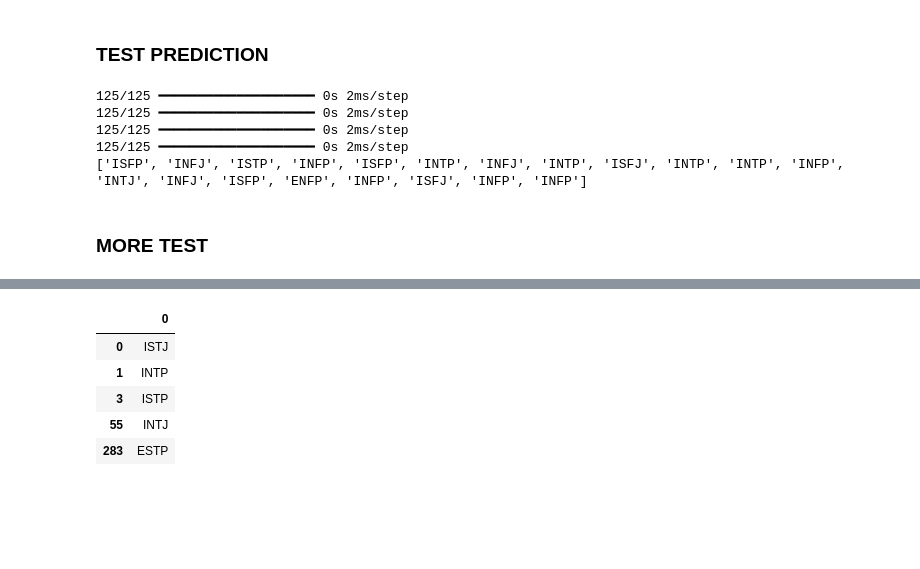
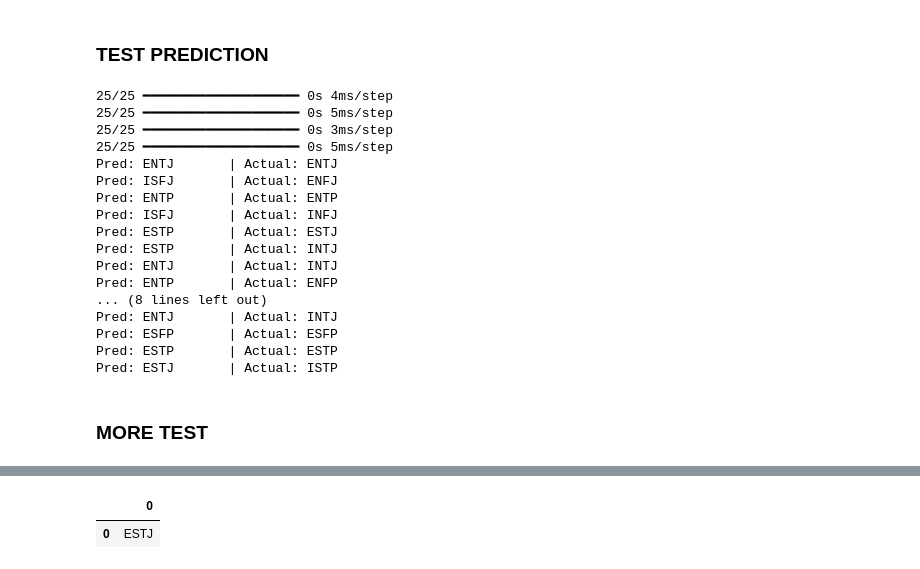
Before and after one commit to Jeffreys38/MBTI-Spotify-Playlist, a Jupyter notebook: train.ipynb, the cells around one changed output, grey strips where cells are left out. Drawn from its saved outputs; the diff is of its cells as text; code cells hidden in the pictures; blank space fills up the shorter version.

```diff
--- a/train.ipynb
+++ b/train.ipynb
@@ -50,16 +68,11 @@ def train_model(x, y):
     class_weights = dict(enumerate(class_weights))
 
     model = Sequential([
-        keras.layers.Dense(128, input_dim = x.shape[1], activation='relu'),
-        keras.layers.BatchNormalization(),
-        keras.layers.Dropout(0.3),
-
-        keras.layers.Dense(64, activation='relu'),
-        keras.layers.BatchNormalization(),
+        keras.layers.Dense(64, activation='relu', input_shape=(x.shape[1],)),
         keras.layers.Dropout(0.2),
 
         keras.layers.Dense(32, activation='relu'),
-        keras.layers.Dropout(0.1),
+        keras.layers.Dropout(0.2),
 
         keras.layers.Dense(1, activation='sigmoid')
     ])
@@ -77,11 +90,11 @@ def train_model(x, y):
 
     loss, accuracy = model.evaluate(x_test, y_test, verbose=0)
 
-    return model, accuracy
+    return model, accuracy, x_test, y_test
 # %%
-ie_model, ie_accuracy = train_model(x, df["IE"])
-ns_model, ns_accuracy = train_model(x, df["NS"])
-tf_model, tf_accuracy = train_model(x, df["TF"])
-jp_model, jp_accuracy = train_model(x, df["JP"])
+ie_model, ie_accuracy, x_ie_test, y_ie_test = train_model(x, df["IE"])
+ns_model, ns_accuracy, x_ns_test, y_ns_test = train_model(x, df["NS"])
+tf_model, tf_accuracy, x_tf_test, y_tf_test = train_model(x, df["TF"])
+jp_model, jp_accuracy, x_jp_test, y_jp_test = train_model(x, df["JP"])
 # %% [output]
 Epoch 1/30
@@ -200,37 +213,51 @@ jp_model = load_from_save("jp_model")
 # %% [markdown]
 ### TEST PREDICTION
 # %%
-# Predict according to each letter              // flatten
-ie_pred = (ie_model.predict(x) > 0.5).astype(int).reshape(-1)
-ns_pred = (ns_model.predict(x) > 0.5).astype(int).reshape(-1)
-tf_pred = (tf_model.predict(x) > 0.5).astype(int).reshape(-1)
-jp_pred = (jp_model.predict(x) > 0.5).astype(int).reshape(-1)
+ie_pred = (ie_model.predict(x_ie_test) > 0.5).astype(int).reshape(-1)
+ns_pred = (ns_model.predict(x_ns_test) > 0.5).astype(int).reshape(-1)
+tf_pred = (tf_model.predict(x_tf_test) > 0.5).astype(int).reshape(-1)
+jp_pred = (jp_model.predict(x_jp_test) > 0.5).astype(int).reshape(-1)
 
 # Map to MBTI
 def get_mbti(ie, ns, tf, jp):
     return f"{'E' if ie else 'I'}{'S' if ns else 'N'}{'F' if tf else 'T'}{'P' if jp else 'J'}"
 
-res = []
+pred_mbti = [get_mbti(ie_pred[i], ns_pred[i], tf_pred[i], jp_pred[i]) for i in range(len(ie_pred))]
 
-for i in range(len(ie_pred)):
-    mbti_pred = get_mbti(ie_pred[i], ns_pred[i], tf_pred[i], jp_pred[i])
-    res.append(mbti_pred)
+actual_mbti = [
+    get_mbti(y_ie_test.iloc[i], y_ns_test.iloc[i], y_tf_test.iloc[i], y_jp_test.iloc[i])
+    for i in range(len(y_ie_test))
+]
 
-print(res[:20])
+# So sánh
+for p, a in zip(pred_mbti[:20], actual_mbti[:20]):
+    print(f"Pred: {p:<10} | Actual: {a}")
 # %% [output]
-125/125 ━━━━━━━━━━━━━━━━━━━━ 0s 2ms/step
-125/125 ━━━━━━━━━━━━━━━━━━━━ 0s 2ms/step
-125/125 ━━━━━━━━━━━━━━━━━━━━ 0s 2ms/step
-125/125 ━━━━━━━━━━━━━━━━━━━━ 0s 2ms/step
-['ISFP', 'INFJ', 'ISTP', 'INFP', 'ISFP', 'INTP', 'INFJ', 'INTP', 'ISFJ', 'INTP', 'INTP', 'INFP', 'INTJ', 'INFJ', 'ISFP', 'ENFP', 'INFP', 'ISFJ', 'INFP', 'INFP']
+25/25 ━━━━━━━━━━━━━━━━━━━━ 0s 4ms/step
+25/25 ━━━━━━━━━━━━━━━━━━━━ 0s 5ms/step
+25/25 ━━━━━━━━━━━━━━━━━━━━ 0s 3ms/step
+25/25 ━━━━━━━━━━━━━━━━━━━━ 0s 5ms/step
+Pred: ENTJ       | Actual: ENTJ
+Pred: ISFJ       | Actual: ENFJ
+Pred: ENTP       | Actual: ENTP
+Pred: ISFJ       | Actual: INFJ
+Pred: ESTP       | Actual: ESTJ
+Pred: ESTP       | Actual: INTJ
+Pred: ENTJ       | Actual: INTJ
+Pred: ENTP       | Actual: ENFP
+... (8 lines left out)
+Pred: ENTJ       | Actual: INTJ
+Pred: ESFP       | Actual: ESFP
+Pred: ESTP       | Actual: ESTP
+Pred: ESTJ       | Actual: ISTP
 # %% [markdown]
 ### MORE TEST
 # %%
-mbti = "INFJ"
+mbti = "INFP"
 
 test_df = pd.read_csv(f"./csv/{mbti}_df.csv")
 
-test_data = test_df.drop(columns=["mbti", "function_pair", "playlist_name", "playlist_id", "track_count"])
+test_data = test_df[playlist_features]
 
 ie_pred = (ie_model.predict(test_data) > 0.5).astype(int).reshape(-1)
 ns_pred = (ns_model.predict(test_data) > 0.5).astype(int).reshape(-1)
@@ -254,9 +281,5 @@ table
 10/10 ━━━━━━━━━━━━━━━━━━━━ 0s 5ms/step
 10/10 ━━━━━━━━━━━━━━━━━━━━ 0s 3ms/step
 10/10 ━━━━━━━━━━━━━━━━━━━━ 0s 3ms/step
 |  | 0 |
-| 0 | ISTJ |
-| 1 | INTP |
-| 3 | ISTP |
-| 55 | INTJ |
-| 283 | ESTP |
+| 0 | ESTJ |
```
Also changed, not shown: parts of 11 cells of this notebook, 5 other files.
